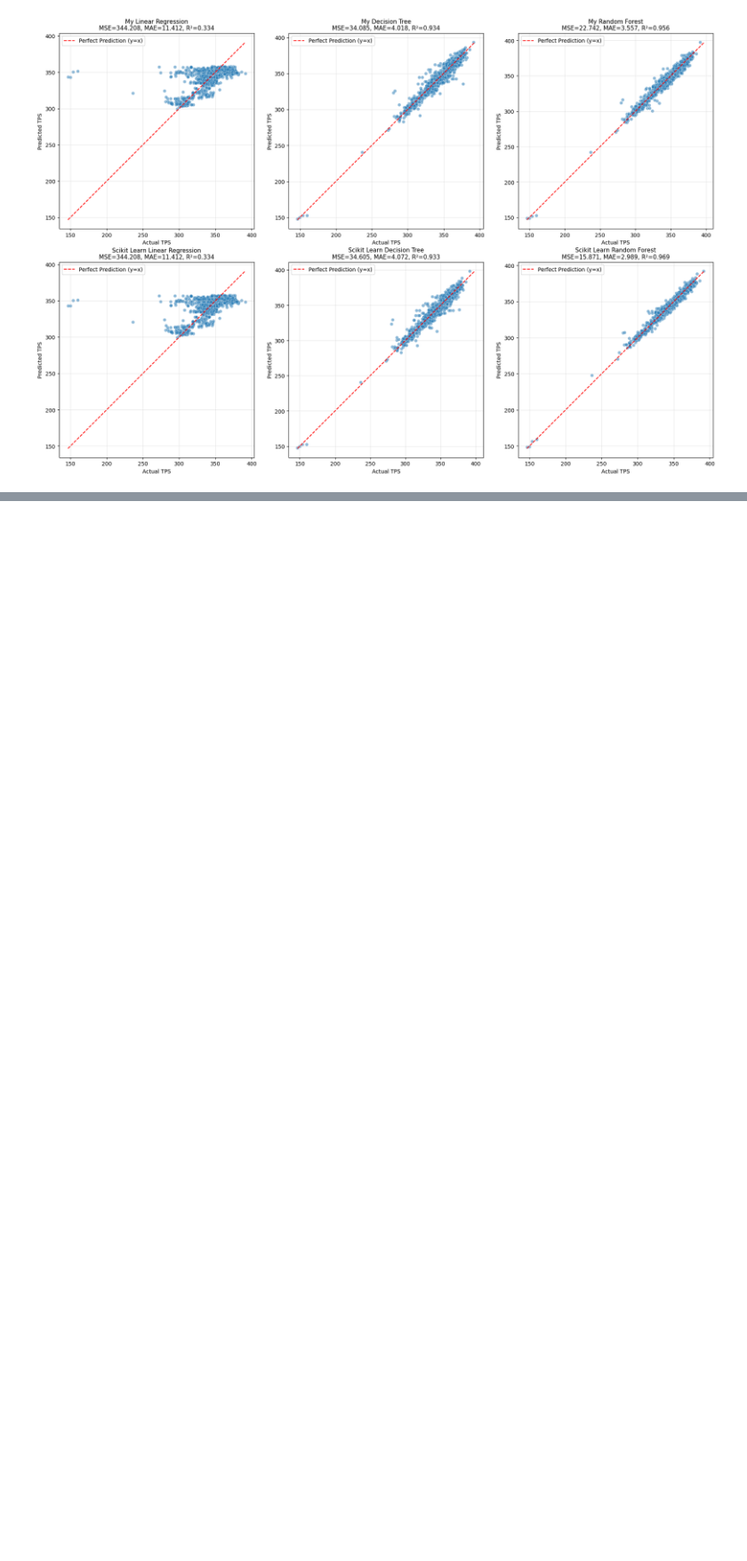
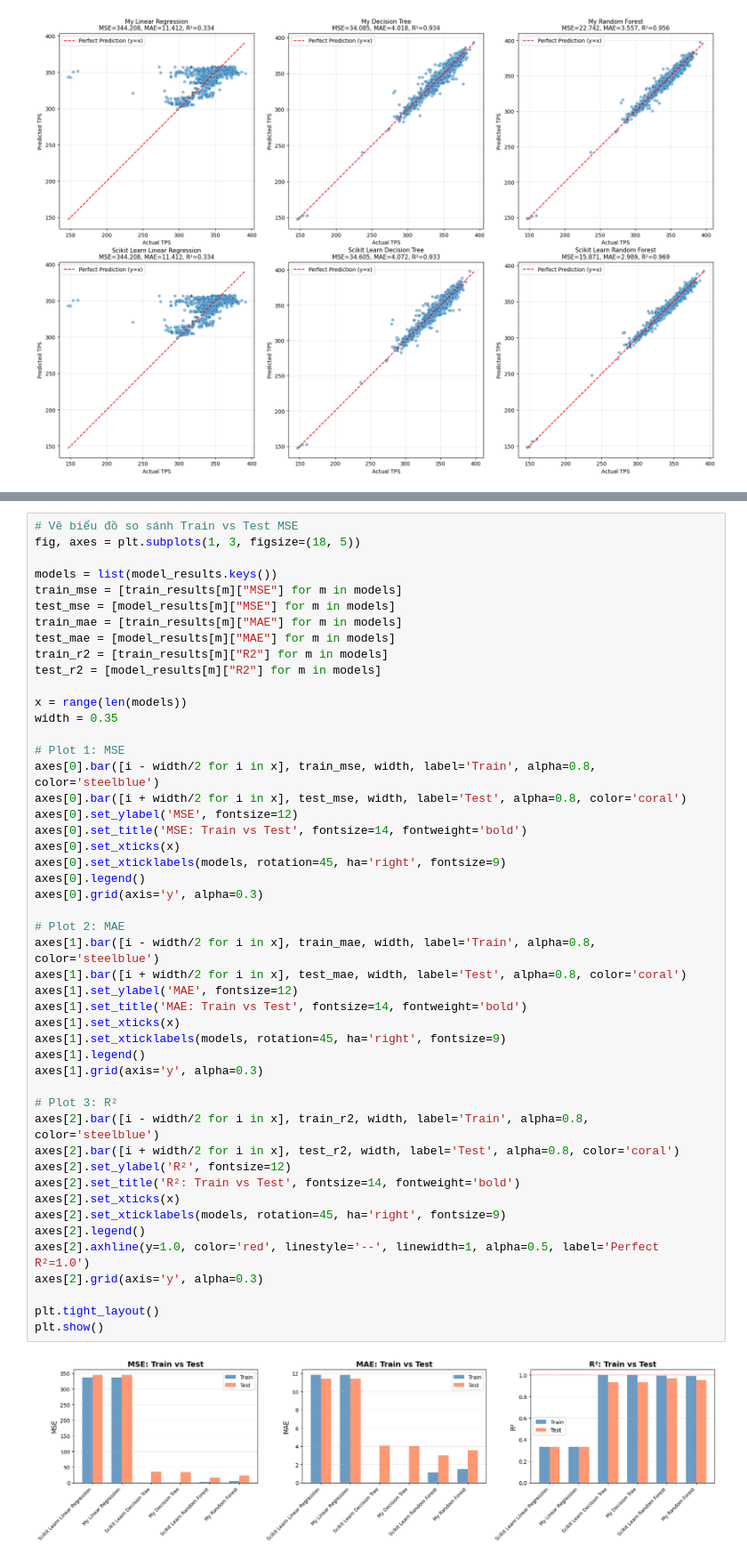
Before and after one commit to LoudlyDawn2108/Project-Machine-Learning, a Jupyter notebook: BTL.ipynb, the cells around one changed output, grey strips where cells are left out. Shown at 89% size. Drawn from its saved outputs; the diff is of its cells as text; blank space fills up the shorter version.

```diff
--- a/BTL.ipynb
+++ b/BTL.ipynb
@@ -354,0 +457,50 @@ plt.show()
+# %%
+# Vẽ biểu đồ so sánh Train vs Test MSE
+fig, axes = plt.subplots(1, 3, figsize=(18, 5))
+
+models = list(model_results.keys())
+train_mse = [train_results[m]["MSE"] for m in models]
+test_mse = [model_results[m]["MSE"] for m in models]
+train_mae = [train_results[m]["MAE"] for m in models]
+test_mae = [model_results[m]["MAE"] for m in models]
+train_r2 = [train_results[m]["R2"] for m in models]
+test_r2 = [model_results[m]["R2"] for m in models]
+
+x = range(len(models))
+width = 0.35
+
+# Plot 1: MSE
+axes[0].bar([i - width/2 for i in x], train_mse, width, label='Train', alpha=0.8, color='steelblue')
+axes[0].bar([i + width/2 for i in x], test_mse, width, label='Test', alpha=0.8, color='coral')
+axes[0].set_ylabel('MSE', fontsize=12)
+axes[0].set_title('MSE: Train vs Test', fontsize=14, fontweight='bold')
+axes[0].set_xticks(x)
+axes[0].set_xticklabels(models, rotation=45, ha='right', fontsize=9)
+axes[0].legend()
+axes[0].grid(axis='y', alpha=0.3)
+
+# Plot 2: MAE
+axes[1].bar([i - width/2 for i in x], train_mae, width, label='Train', alpha=0.8, color='steelblue')
+axes[1].bar([i + width/2 for i in x], test_mae, width, label='Test', alpha=0.8, color='coral')
+axes[1].set_ylabel('MAE', fontsize=12)
+axes[1].set_title('MAE: Train vs Test', fontsize=14, fontweight='bold')
+axes[1].set_xticks(x)
+axes[1].set_xticklabels(models, rotation=45, ha='right', fontsize=9)
+axes[1].legend()
+axes[1].grid(axis='y', alpha=0.3)
+
+# Plot 3: R²
+axes[2].bar([i - width/2 for i in x], train_r2, width, label='Train', alpha=0.8, color='steelblue')
+axes[2].bar([i + width/2 for i in x], test_r2, width, label='Test', alpha=0.8, color='coral')
+axes[2].set_ylabel('R²', fontsize=12)
+axes[2].set_title('R²: Train vs Test', fontsize=14, fontweight='bold')
+axes[2].set_xticks(x)
+axes[2].set_xticklabels(models, rotation=45, ha='right', fontsize=9)
+axes[2].legend()
+axes[2].axhline(y=1.0, color='red', linestyle='--', linewidth=1, alpha=0.5, label='Perfect R²=1.0')
+axes[2].grid(axis='y', alpha=0.3)
+
+plt.tight_layout()
+plt.show()
+# %% [output]
+[figure, added]
```
Also changed, not shown: parts of 3 cells of this notebook, 1 other file.
